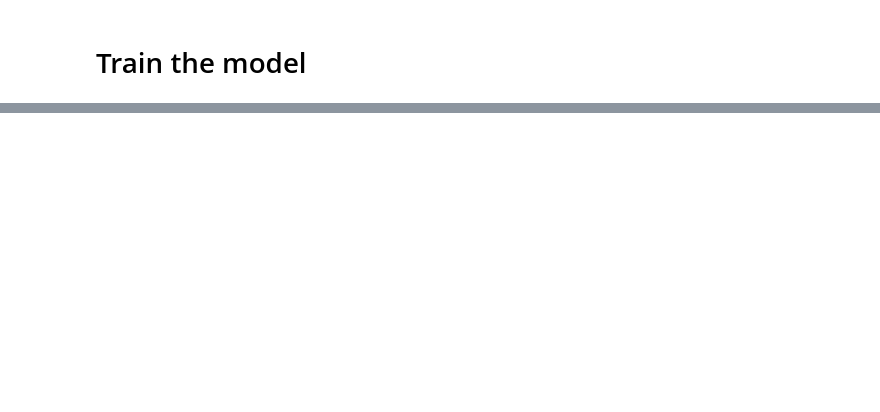
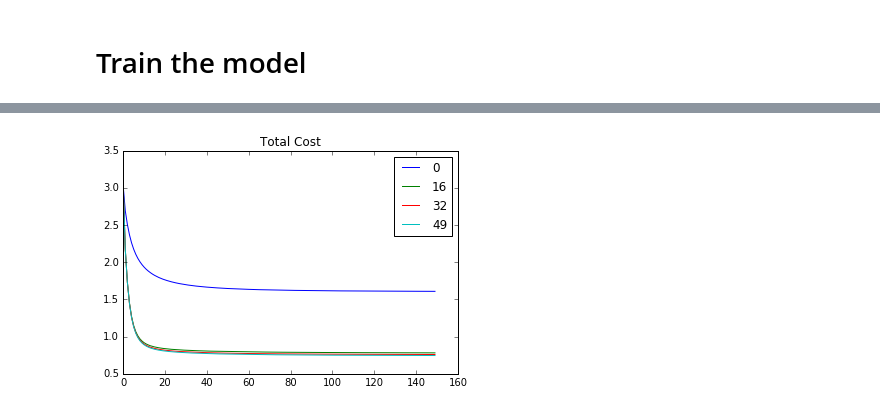
Before and after one commit to keniapina/occlusion-project, a Jupyter notebook: sparse_coding.ipynb, the cells around one changed output, grey strips where cells are left out. Saved outputs shown, nothing was run; the diff lists cells and outputs as text; code cells hidden in the pictures; blank space fills up the shorter version.

```diff
--- a/sparse_coding.ipynb
+++ b/sparse_coding.ipynb
@@ -59,5 +68,12 @@ plt.imshow(im, cmap='gray', interpolation='nearest')
 # %%
-costfunction = (.5*(x-T.dot(a,w))**2).sum(axis=1).mean() + lam*abs(a).sum(axis=1).mean()
+if sparse_coding:
+    x_hat = T.dot(a,w)
+else:
+    x_hat = 1.
+recon = (.5*(x- x_hat)**2).sum(axis=1).mean()
+coeff = abs(a).sum(axis=1).mean()
+l0 = T.neq(a,0.).sum(axis=1).mean()
+costfunction = recon+ lam*coeff
 grad_a = T.grad(costfunction,a)
 grad_w = T.grad(costfunction,w)
 # %%
@@ -70,14 +86,16 @@ zero_a = theano.function([],[],updates = updates)
 
 updates = OrderedDict()
 updates[a] = a - eps_a*grad_a
-step_a = theano.function([],[costfunction],updates = updates)
+step_a = theano.function([],[costfunction,recon,coeff,l0],updates = updates)
 
 updates = OrderedDict()
 updates[x] = x_batch
 update_x = theano.function([x_batch],[],updates = updates)
 
 updates = OrderedDict()
-updates[w] = w - eps_w*grad_w
+wp = w - eps_w*grad_w
+wp_norm = T.sqrt(T.sum(w**2, axis=1, keepdims=True))
+updates[w] = wp/wp_norm
 step_w = theano.function([],[costfunction],updates = updates)
 # %% [markdown]
 # Train the model
@@ -86,3 +102,9 @@ cost_array = np.zeros((epochs, n_iter))
+# %%
+cost_array = np.zeros((epochs, n_iter))
+recon_array = np.zeros((epochs, n_iter))
+coeff_array = np.zeros((epochs,n_iter))
+l0_array = np.zeros((epochs,n_iter))
+hist_array = np.zeros((epochs, n_batch, n_neurons))
 # %%
 for kk in range(epochs):
     print kk
@@ -90,13 +112,19 @@ for kk in range(epochs):
         zero_a()
         update_x(patches[ii*n_batch : (ii+1)*n_batch])
         for jj in range(n_iter):
-            cost = step_a()
+            cost, recon, coeff, l0 = step_a()
             if ii == 0:
-                cost_array[kk, jj] = cost[0]
+                cost_array[kk, jj] = cost
+                recon_array[kk, jj] = recon
+                coeff_array[kk, jj] = coeff
+                l0_array[kk, jj] = l0
+        if ii == 0:
+            hist_array[kk] = a.get_value()
         #print cost
         step_w()
     plt.figure()
     im = tri(w.get_value()[:64], shape, (8, 8), (2,2))
+    #increase 64
     plt.imshow(im, cmap='gray', interpolation='nearest')
 # %% [output]
 0
@@ -124 +138,10 @@ plt.imshow(im, cmap='gray', interpolation='nearest')
+# %%
+plot_epoch = np.linspace(0,epochs-1,4,dtype = int)
+for idx in plot_epoch:
+    plt.plot (np.arange(n_iter),cost_array[idx], label = idx)
+plt.legend (loc = 'best')
+plt.title('Total Cost')
+plt.savefig(os.path.join(plot_folder, sub, 'total_cost.png'))
+# %% [output]
+[figure, added]
 # %%
```
Also changed, not shown: parts of 15 cells of this notebook.
